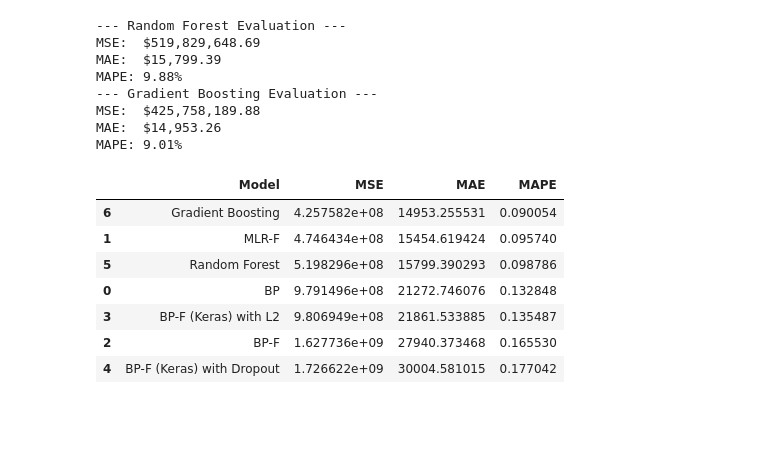
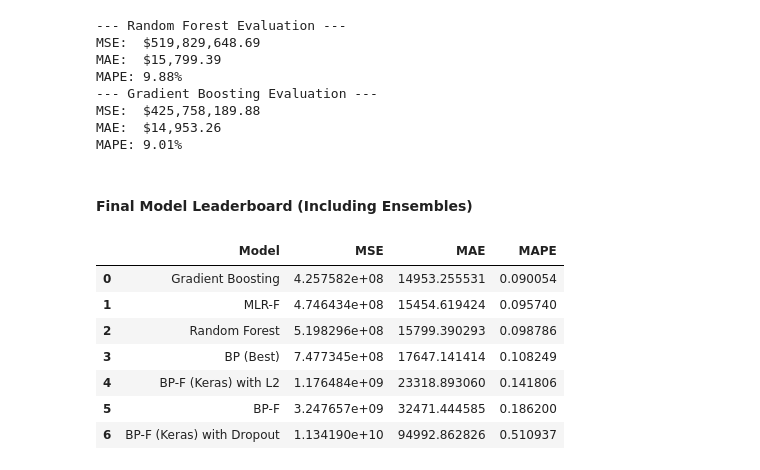
Before and after one commit to macarronesc/NEC_Practica1, a Jupyter notebook: app.ipynb, the cells around one changed output. Saved outputs shown, nothing was run; the diff lists cells and outputs as text; code cells hidden in the pictures; blank space fills up the shorter version.

```diff
--- a/app.ipynb
+++ b/app.ipynb
@@ -253,0 +63,12 @@ Comparision
+# %%
+# Load the dataset
+try:
+    df = pd.read_csv('data/train.csv')
+    print("✅ Dataset found. Proceeding...")
+    print("Shape:", df.shape)
+except FileNotFoundError:
+    print("⚠️ ERROR: 'train.csv' not found!")
+    print("Download from: https://www.kaggle.com/c/house-prices-advanced-regression-techniques/data")
+
+# Display basic information
+df.head()
@@ -253,0 +329,29 @@ Comparision
+# %%
+# --- 1. Best BP Model (already trained) ---
+print("Re-evaluating the best custom model for the final report.")
+eval_bp = evaluate_model(y_test, y_pred_best_nn, "BP (Best)")
+plot_predictions(y_test, y_pred_best_nn, "BP (Best)")
+
+# --- 2. Multiple Linear Regression (MLR-F) ---
+mlr = LinearRegression()
+mlr.fit(X_train_scaled, y_train)
+y_pred_mlr = mlr.predict(X_test_scaled)
+eval_mlr = evaluate_model(y_test, y_pred_mlr, "MLR-F")
+plot_predictions(y_test, y_pred_mlr, "MLR-F")
+
+# --- 3. Library-based Neural Network (BP-F) ---
+# Use parameters similar to our best custom model for a fair comparison.
+bp_f = MLPRegressor(
+    hidden_layer_sizes=(128, 64),
+    activation='relu',
+    solver='adam', # A more advanced optimizer
+    learning_rate_init=0.001,
+    max_iter=200,
+    random_state=42,
+    early_stopping=True, # Helps prevent overfitting
+    n_iter_no_change=10
+)
+bp_f.fit(X_train_scaled, y_train)
+y_pred_bp_f = bp_f.predict(X_test_scaled)
+eval_bp_f = evaluate_model(y_test, y_pred_bp_f, "BP-F")
+plot_predictions(y_test, y_pred_bp_f, "BP-F")
@@ -345,15 +498,18 @@ MAPE: 9.88%
 MSE:  $425,758,189.88
 MAE:  $14,953.26
 MAPE: 9.01%
+# %% [markdown]
+#### Final Model Leaderboard (Including Ensembles)
 # %%
+# Combine all models for a final leaderboard
 leaderboard = pd.DataFrame([eval_bp, eval_mlr, eval_bp_f, eval_l2, eval_dropout, eval_rf, eval_gbr])
-leaderboard.sort_values(by='MAE')
+leaderboard.sort_values(by='MAE').reset_index(drop=True)
 # %% [output]
 |  | Model | MSE | MAE | MAPE |
-| 6 | Gradient Boosting | 4.257582e+08 | 14953.255531 | 0.090054 |
+| 0 | Gradient Boosting | 4.257582e+08 | 14953.255531 | 0.090054 |
 | 1 | MLR-F | 4.746434e+08 | 15454.619424 | 0.095740 |
-| 5 | Random Forest | 5.198296e+08 | 15799.390293 | 0.098786 |
-| 0 | BP | 9.791496e+08 | 21272.746076 | 0.132848 |
-| 3 | BP-F (Keras) with L2 | 9.806949e+08 | 21861.533885 | 0.135487 |
-| 2 | BP-F | 1.627736e+09 | 27940.373468 | 0.165530 |
-| 4 | BP-F (Keras) with Dropout | 1.726622e+09 | 30004.581015 | 0.177042 |
+| 2 | Random Forest | 5.198296e+08 | 15799.390293 | 0.098786 |
+| 3 | BP (Best) | 7.477345e+08 | 17647.141414 | 0.108249 |
+| 4 | BP-F (Keras) with L2 | 1.176484e+09 | 23318.893060 | 0.141806 |
+| 5 | BP-F | 3.247657e+09 | 32471.444585 | 0.186200 |
+| 6 | BP-F (Keras) with Dropout | 1.134190e+10 | 94992.862826 | 0.510937 |
```
Also changed, not shown: parts of 53 cells of this notebook, 3 other files.
